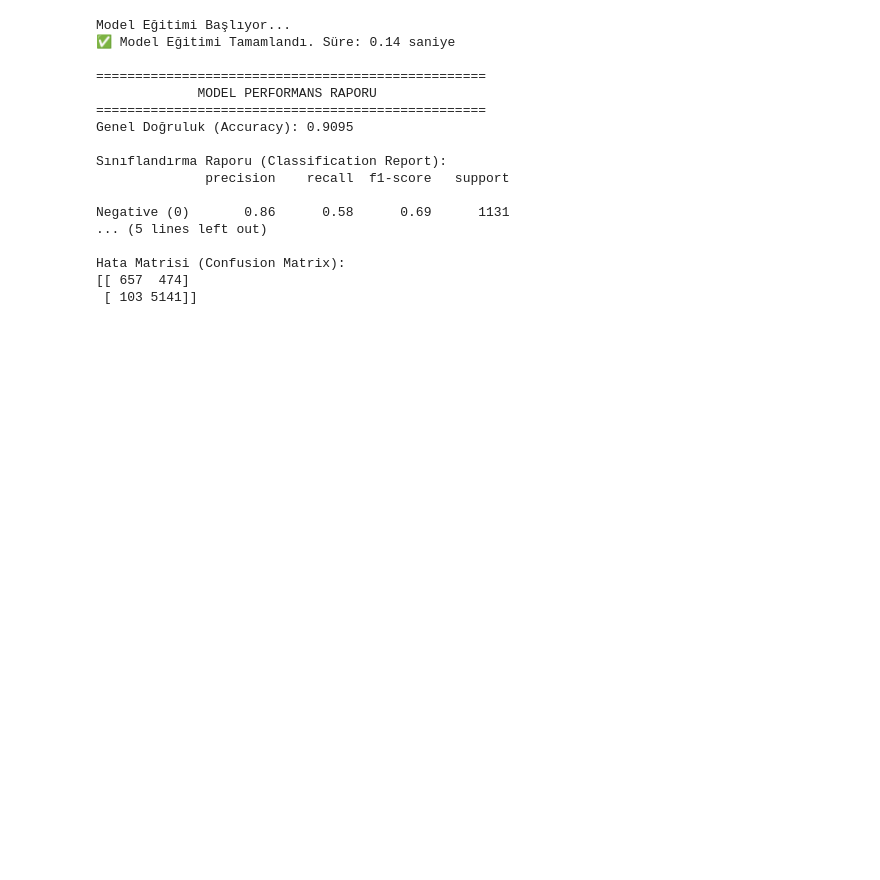
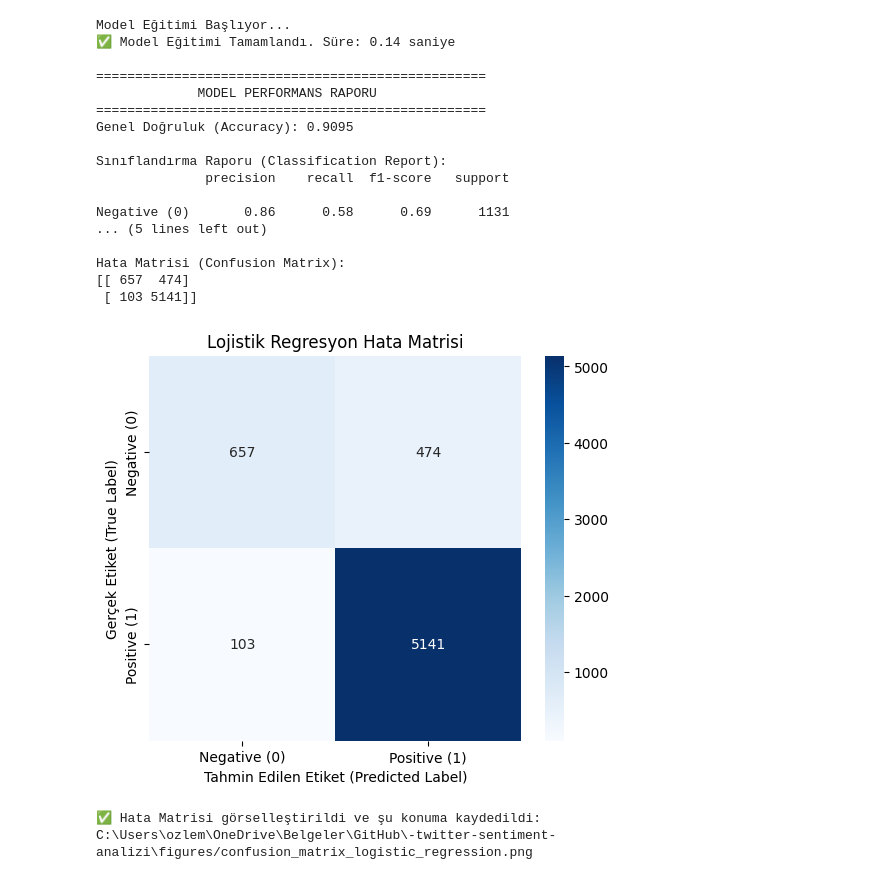
Before and after one commit to ozlem-wq/-twitter-sentiment-analizi, a Jupyter notebook: notebooks/01_nlp_veri_hazirlik_ve_model.ipynb .ipynb, the cells around one changed output. Saved outputs shown, nothing was run; the diff lists cells and outputs as text; code cells hidden in the pictures; blank space fills up the shorter version.

Commit message:
docs: Model sonuçları Hata Matrisi ile görselleştirildi ve proje tamamlandı (Issue #4 tamamlandı

```diff
--- a/notebooks/01_nlp_veri_hazirlik_ve_model.ipynb .ipynb
+++ b/notebooks/01_nlp_veri_hazirlik_ve_model.ipynb .ipynb
@@ -230,3 +230,36 @@ Negative (0)       0.86      0.58      0.69      1131
 Hata Matrisi (Confusion Matrix):
 [[ 657  474]
  [ 103 5141]]
+# %%
+import seaborn as sns
+import matplotlib.pyplot as plt
+import seaborn as sns
+import matplotlib.pyplot as plt
+
+# figures klasörünüzün mutlak yolunu tanımlıyoruz.
+# r'' kullanmak, Windows yolundaki \ işaretlerini doğru okumasını sağlar.
+FIGURES_YOLU = r"C:\Users\ozlem\OneDrive\Belgeler\GitHub\-twitter-sentiment-analizi\figures"
+DOSYA_ADI = "confusion_matrix_logistic_regression.png"
+TAM_YOL = FIGURES_YOLU + "/" + DOSYA_ADI
+
+# Hata Matrisi (Confusion Matrix)
+conf_mat = confusion_matrix(y_test, y_pred)
+
+# Görselleştirme
+plt.figure(figsize=(6, 5))
+sns.heatmap(conf_mat, annot=True, fmt='d', cmap='Blues',
+            xticklabels=['Negative (0)', 'Positive (1)'],
+            yticklabels=['Negative (0)', 'Positive (1)'])
+
+plt.ylabel('Gerçek Etiket (True Label)')
+plt.xlabel('Tahmin Edilen Etiket (Predicted Label)')
+plt.title('Lojistik Regresyon Hata Matrisi')
+
+# Görseli TAM YOLU kullanarak kaydediyoruz.
+plt.savefig(TAM_YOL)
+plt.show()
+
+print(f"✅ Hata Matrisi görselleştirildi ve şu konuma kaydedildi: {TAM_YOL}")
+# %% [output]
+[figure, added]
+✅ Hata Matrisi görselleştirildi ve şu konuma kaydedildi: C:\Users\ozlem\OneDrive\Belgeler\GitHub\-twitter-sentiment-analizi\figures/confusion_matrix_logistic_regression.png
```
Also changed, not shown: 1 other file.
